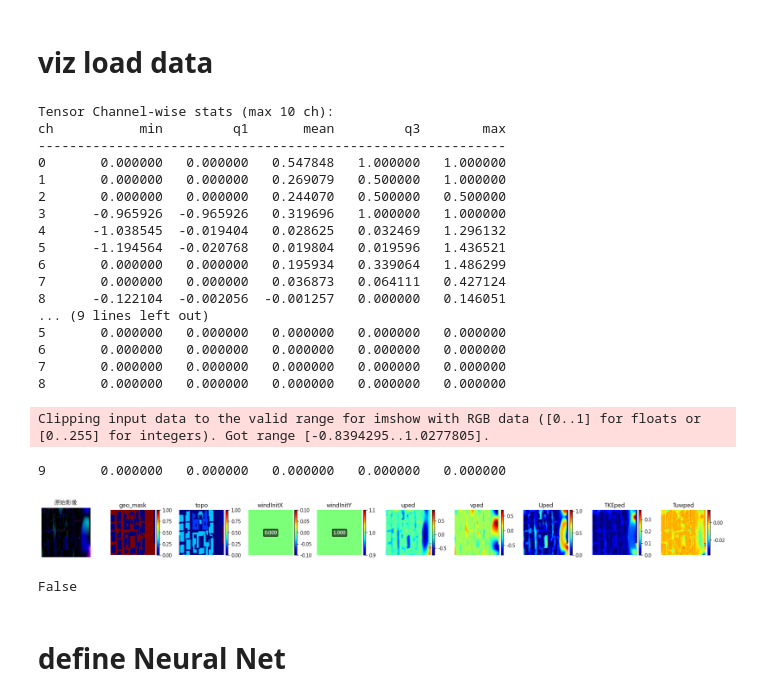
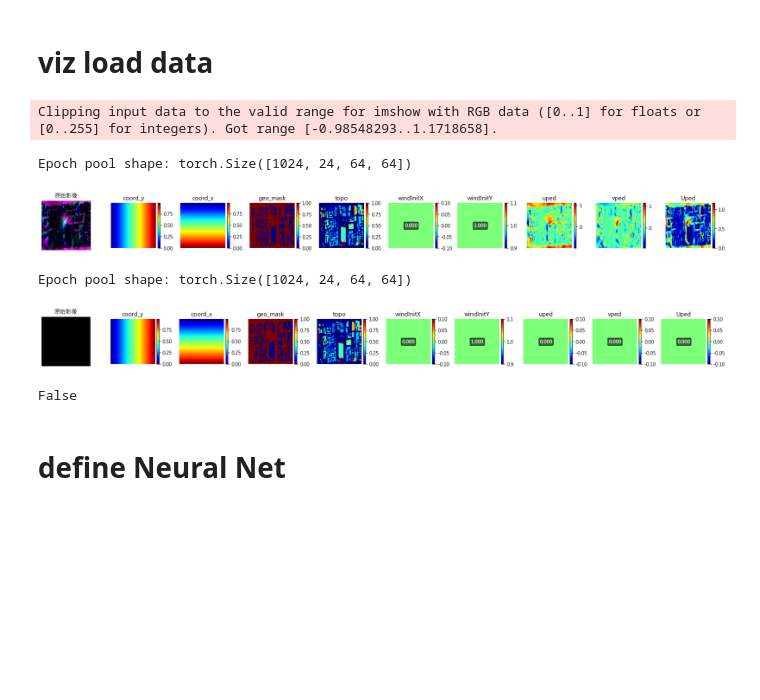
Before and after one commit to ms-112-scott/NCA_Research, a Jupyter notebook: E4_PI_NCA/notebooks/E4-4.2_UrbanTales_GrowthNCA_v4.ipynb, the cells around one changed output. Drawn from its saved outputs; the diff is of its cells as text; code cells hidden in the pictures; blank space fills up the shorter version.

```diff
--- a/E4_PI_NCA/notebooks/E4-4.2_UrbanTales_GrowthNCA_v4.ipynb
+++ b/E4_PI_NCA/notebooks/E4-4.2_UrbanTales_GrowthNCA_v4.ipynb
@@ -118,7 +118,7 @@ clear_output()
 DEVICE = "cuda" if torch.cuda.is_available() else "cpu"
 print("Using device:", DEVICE)
 print("output path : ", get_output_path())
-CHANNELS_NAMES = ["geo_mask", "topo", "uped", "vped", "Uped", "TKEped", "Tuwped"]
+CHANNELS_NAMES = ["coordX","coordY","geo_mask", "topo", "uped", "vped", "Uped", "TKEped", "Tuwped"]
 torch.set_default_device(DEVICE)
 
 # dataset params
@@ -127,7 +127,7 @@ FINAL_EPOCH_SIZE = 1024
 IMG_SIZE = 64
 
 # model params
-CHANNELS = 32
+CHANNELS = 24
 
 # trainning params
 TOTAL_EPOCHS = 5000
@@ -139,15 +139,15 @@ REPEAT_NUM_PER_EPOCH = 1
 ROLLOUT_MIN = 1
 ROLLOUT_MAX = 32
 
-BC_CHANNELS = [0,1]
-IC_CHANNELS = [2,3]
+BC_CHANNELS = [0,1,2,3]
+IC_CHANNELS = [4,5]
 
 EARLYSTOP_PATIENCE = 100
 EARLYSTOP_DELTA = 1e-7
 
 W_MSE = 1.0
 W_OBSTACLE = 3.0
-W_UVEL = 2.0
+W_UVEL = 1.0
 
 SAVE_INTERVAL = 200
 # %% [output]
@@ -467,34 +469,22 @@ def init_X(target: torch.Tensor) -> torch.Tensor:
 # %%
 Y_pool = create_epoch_pool()
 X_pool = init_X(Y_pool)
-print_tensor_stats(Y_pool,max_C=10)
-print_tensor_stats(X_pool,max_C=10)
+# print_tensor_stats(Y_pool,max_C=10)
+# print_tensor_stats(X_pool,max_C=10)
 # print("Epoch pool shape:", Y_pool.shape)  # (poolsize, hw_size, hw_size, 6)
 # print_tensor_stats(Y_pool, "Y Pool")
+print("Epoch pool shape:", Y_pool.shape)
 plt_HWC_split_channels(to_HWC(Y_pool[0,:9,:,:]))
+print("Epoch pool shape:", X_pool.shape)
+plt_HWC_split_channels(to_HWC(X_pool[0,:9,:,:]))
 
 check_tensor_nan_inf(X_pool, "X_pool")
 # %% [output]
-Tensor Channel-wise stats (max 10 ch):
-ch           min         q1       mean         q3        max
-------------------------------------------------------------
-0       0.000000   0.000000   0.547848   1.000000   1.000000
-1       0.000000   0.000000   0.269079   0.500000   1.000000
-2       0.000000   0.000000   0.244070   0.500000   0.500000
-3      -0.965926  -0.965926   0.319696   1.000000   1.000000
-4      -1.038545  -0.019404   0.028625   0.032469   1.296132
-5      -1.194564  -0.020768   0.019804   0.019596   1.436521
-6       0.000000   0.000000   0.195934   0.339064   1.486299
-7       0.000000   0.000000   0.036873   0.064111   0.427124
-8      -0.122104  -0.002056  -0.001257   0.000000   0.146051
-... (9 lines left out)
-5       0.000000   0.000000   0.000000   0.000000   0.000000
-6       0.000000   0.000000   0.000000   0.000000   0.000000
-7       0.000000   0.000000   0.000000   0.000000   0.000000
-8       0.000000   0.000000   0.000000   0.000000   0.000000
+Clipping input data to the valid range for imshow with RGB data ([0..1] for floats or [0..255] for integers). Got range [-0.98548293..1.1718658].
-Clipping input data to the valid range for imshow with RGB data ([0..1] for floats or [0..255] for integers). Got range [-0.8394295..1.0277805].
+Epoch pool shape: torch.Size([1024, 24, 64, 64])
+[figure, new version]
-9       0.000000   0.000000   0.000000   0.000000   0.000000
+Epoch pool shape: torch.Size([1024, 24, 64, 64])
-[figure, old version]
+[figure, added]
 False
 # %% [markdown]
 # define Neural Net
```
Also changed, not shown: parts of 9 cells of this notebook, 10 other files.
